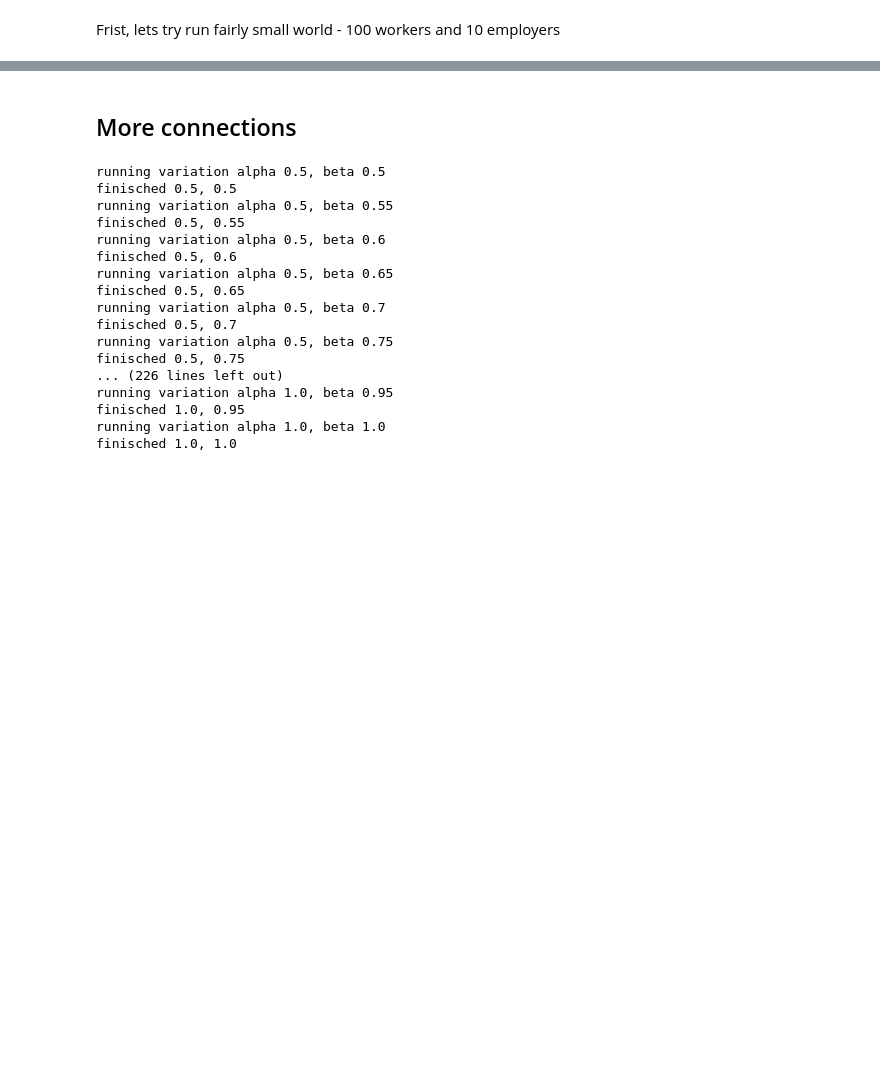
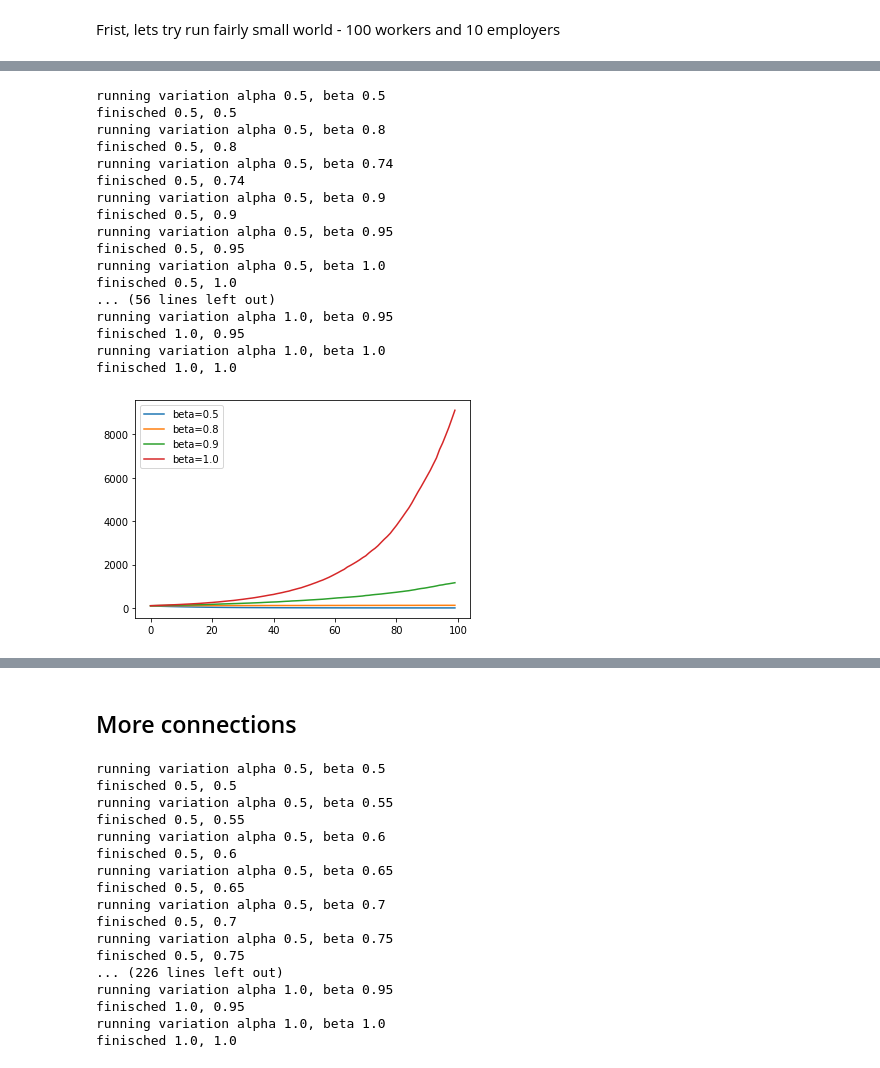
Before and after one commit to TovarischSukhov/social_network_simulation, a Jupyter notebook: visualization_second_experiment.ipynb, the cells around one changed output, grey strips where cells are left out. Cells and saved outputs as stored; diff of their text form; code cells hidden in the pictures; blank space fills up the shorter version.

```diff
--- a/visualization_second_experiment.ipynb
+++ b/visualization_second_experiment.ipynb
@@ -63,0 +87,36 @@ for ax, albt in zip(axs, vlaues_to_plot):
+# %%
+exp = Experiment([0.5, 0.8, 0.74, 0.9, 0.95, 1.0],[0.5, 0.8, 0.74, 0.9, 0.95, 1.0])
+exp.set_config({
+        'no_workers': 100,
+        'no_employers': 20,
+        'no_vacancys_per_employer': 5,
+        'no_connections': 3,
+        'imposter_wage_coeff': 0.8,
+    })
+exp.run()
+
+for beta in [0.5, 0.8, 0.9]:
+    y = exp.results['al_' + str(1.0) + '_bet_' + str(beta)]
+    x = np.arange(0, len(y))
+    plt.plot(x, y, label=f'beta={beta}')
+plt.legend()
+plt.show()
+# %% [output]
+running variation alpha 0.5, beta 0.5
+finisched 0.5, 0.5
+running variation alpha 0.5, beta 0.8
+finisched 0.5, 0.8
+running variation alpha 0.5, beta 0.74
+finisched 0.5, 0.74
+running variation alpha 0.5, beta 0.9
+finisched 0.5, 0.9
+running variation alpha 0.5, beta 0.95
+finisched 0.5, 0.95
+running variation alpha 0.5, beta 1.0
+finisched 0.5, 1.0
+... (56 lines left out)
+running variation alpha 1.0, beta 0.95
+finisched 1.0, 0.95
+running variation alpha 1.0, beta 1.0
+finisched 1.0, 1.0
+[figure, added]
```
Also changed, not shown: parts of 13 cells of this notebook, 2 other files.
